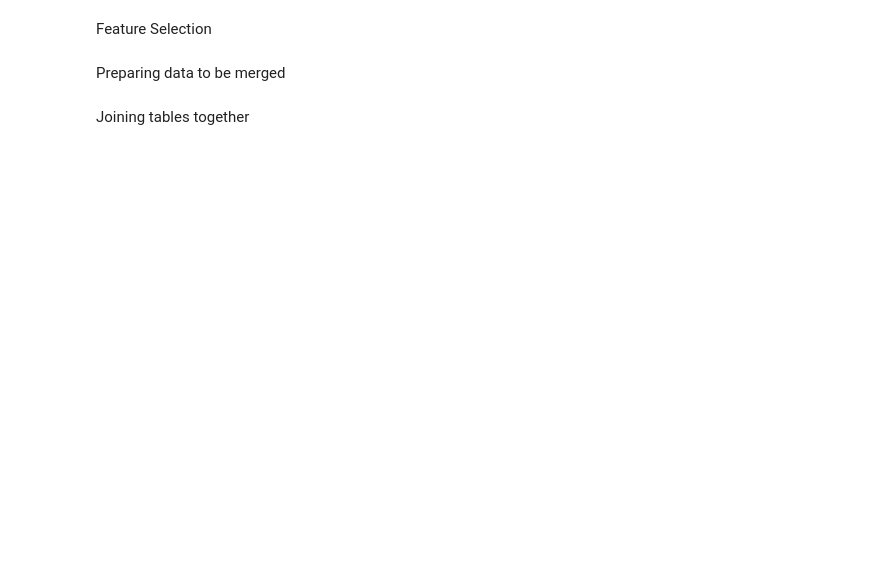
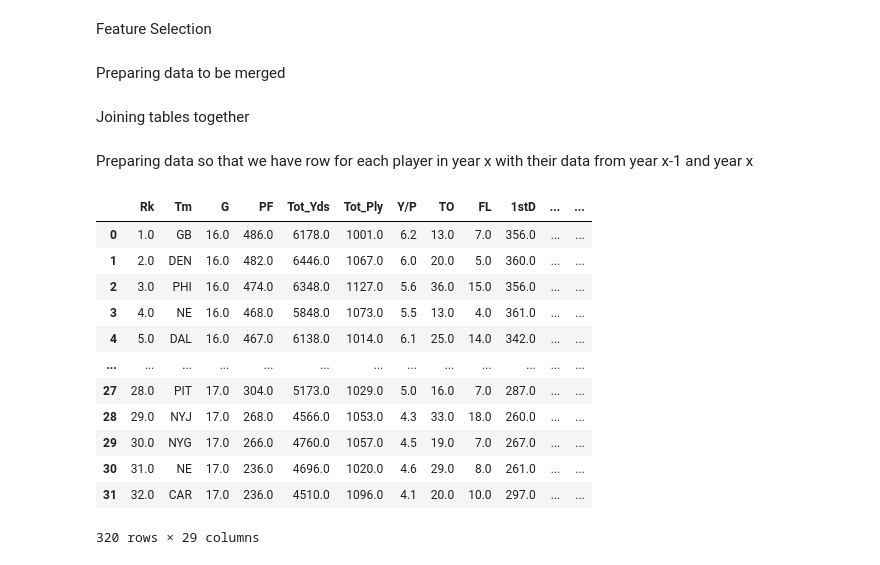
Before and after one commit to scottbwinner/NFL-Models, a Jupyter notebook: WR Model/WR Model.ipynb, the cells around one changed output. Saved outputs shown, nothing was run; the diff lists cells and outputs as text; code cells hidden in the pictures; blank space fills up the shorter version.

```diff
--- a/WR Model/WR Model.ipynb
+++ b/WR Model/WR Model.ipynb
@@ -266,10 +319,12 @@ pff_man_zone_final = pff_man_zone[['player', 'player_id', 'Season', 'position',
 pfr_fp_final = pfr_fp[['Player', 'Tm', 'Season', 'Age', 'FantPos', 'G', 'GS', 'PPR', 'PosRank']]
 
 pfr_rz_final = pfr_rz[['Player', 'Tm', 'Season', 'Tgt20']]
+
+pfr_tm_off_final = pfr_tm_off # STILL NEED TO DO FEATURE SELECTION
 # %% [markdown]
 Preparing data to be merged
 # %%
-# Let's make abbreviation Standard
+# Let's make Team Abbreviation Standard
 # ARI | ATL | BAL | BUF | CAR | CHI | CIN | CLE | DAL | DEN | DET | GB | HOU | IND | JAX | KC
 # LAC (SD) | LAR (SL) | LV (OAK) | MIA | MIN | NE | NO | NYG | NYJ | PHI | PIT | SEA | SF | TB | TEN | WAS
 
@@ -279,16 +334,28 @@ Preparing data to be merged
 
 # PFF -> Standard
 pff_team_key = {'ARZ': 'ARI', 'BLT': 'BAL', 'CLV': 'CLE', 'HST': 'HOU', 'LA': 'LAR', 'OAK': 'LV', 'SL': 'LAR', 'SD':'LAC'}
-# PFR -> Standard
-pfr_team_key = {'GNB':'GB', 'KAN':'KC', 'LVR':'LV', 'NWE':'NE', 'NOR':'NO', 'OAK':'LV', 'SDG':'LAC', 'SFO':'SF', 'STL':'LAR', 'TAM':'TB'}
+# PFR Abreviation -> Standard
+pfr_team_abv_key = {'GNB':'GB', 'KAN':'KC', 'LVR':'LV', 'NWE':'NE', 'NOR':'NO', 'OAK':'LV', 'SDG':'LAC', 'SFO':'SF', 'STL':'LAR', 'TAM':'TB'}
+# PFR Full Name -> Standard
+pfr_team_name_key = {'Arizona Cardinals':'ARI', 'Atlanta Falcons':'ATL', 'Baltimore Ravens': 'BAL', 'Buffalo Bills': 'BUF', 'Carolina Panthers':'CAR',
+                      'Chicago Bears':'CHI', 'Cincinnati Bengals':'CIN', 'Cleveland Browns':'CLE', 'Dallas Cowboys':'DAL', 'Denver Broncos':'DEN',
+                      'Detroit Lions': 'DET', 'Green Bay Packers':'GB', 'Houston Texans':'HOU', 'Indianapolis Colts':'IND', 'Jacksonville Jaguars':'JAX',
+                      'Kansas City Chiefs':'KC', 'Miami Dolphins':'MIA', 'Minnesota Vikings':'MIN', 'New England Patriots':'NE','New Orleans Saints':'NO',
+                      'New York Giants':'NYG', 'New York Jets':'NYJ', 'Oakland Raiders':'OAK', 'Las Vegas Raiders':'LV', 'Philadelphia Eagles':'PHI',
+                      'Pittsburgh Steelers':'PIT', 'San Diego Chargers':'LAC', 'Los Angeles Chargers':'LAC', 'San Francisco 49ers':'SF', 'Seattle Seahawks':'SEA',
+                      'St. Louis Rams':'LAR', 'Los Angeles Rams':'LAR', 'Tampa Bay Buccaneers':'TB', 'Tennessee Titans':'TEN', 'Washington Redskins':'WAS',
+                      'Washington Commanders':'WAS', 'Washington Football Team':'WAS'}
 
 for key in pff_team_key:
     pff_receiving_final = pff_receiving_final.replace(key, pff_team_key[key])
     pff_man_zone_final = pff_man_zone_final.replace(key, pff_team_key[key])
 
-for key in pfr_team_key:
-    pfr_fp_final = pfr_fp_final.replace(key, pfr_team_key[key])
-    pfr_rz_final = pfr_rz_final.replace(key, pfr_team_key[key])
+for key in pfr_team_abv_key:
+    pfr_fp_final = pfr_fp_final.replace(key, pfr_team_abv_key[key])
+    pfr_rz_final = pfr_rz_final.replace(key, pfr_team_abv_key[key])
+
+for key in pfr_team_name_key:
+    pfr_tm_off_final = pfr_tm_off_final.replace(key, pfr_team_name_key[key])
 
 
 # Some players have different names between different files, which unfortunately is what I have to go off of.
@@ -341,6 +408,24 @@ df = df.drop(columns = ['Player_copy','Tm_copy', 'Age_copy', 'FantPos_copy', 'G_
 # Outputting the data
 
 df.to_csv('merged_df.csv')
+# %% [markdown]
+Preparing data so that we have row for each player in year x with their data from year x-1 and year x
+# %%
+pfr_tm_off_final
+# %% [output]
+|  | Rk | Tm | G | PF | Tot_Yds | Tot_Ply | Y/P | TO | FL | 1stD | ... | ... |
+| 0 | 1.0 | GB | 16.0 | 486.0 | 6178.0 | 1001.0 | 6.2 | 13.0 | 7.0 | 356.0 | ... | ... |
+| 1 | 2.0 | DEN | 16.0 | 482.0 | 6446.0 | 1067.0 | 6.0 | 20.0 | 5.0 | 360.0 | ... | ... |
+| 2 | 3.0 | PHI | 16.0 | 474.0 | 6348.0 | 1127.0 | 5.6 | 36.0 | 15.0 | 356.0 | ... | ... |
+| 3 | 4.0 | NE | 16.0 | 468.0 | 5848.0 | 1073.0 | 5.5 | 13.0 | 4.0 | 361.0 | ... | ... |
+| 4 | 5.0 | DAL | 16.0 | 467.0 | 6138.0 | 1014.0 | 6.1 | 25.0 | 14.0 | 342.0 | ... | ... |
+| ... | ... | ... | ... | ... | ... | ... | ... | ... | ... | ... | ... | ... |
+| 27 | 28.0 | PIT | 17.0 | 304.0 | 5173.0 | 1029.0 | 5.0 | 16.0 | 7.0 | 287.0 | ... | ... |
+| 28 | 29.0 | NYJ | 17.0 | 268.0 | 4566.0 | 1053.0 | 4.3 | 33.0 | 18.0 | 260.0 | ... | ... |
+| 29 | 30.0 | NYG | 17.0 | 266.0 | 4760.0 | 1057.0 | 4.5 | 19.0 | 7.0 | 267.0 | ... | ... |
+| 30 | 31.0 | NE | 17.0 | 236.0 | 4696.0 | 1020.0 | 4.6 | 29.0 | 8.0 | 261.0 | ... | ... |
+| 31 | 32.0 | CAR | 17.0 | 236.0 | 4510.0 | 1096.0 | 4.1 | 20.0 | 10.0 | 297.0 | ... | ... |
+320 rows × 29 columns
 # %%
 ##df = pff_receiving[pff_receiving['Season'] == '2023-24']
 #df[['player', 'PPR PPG']].sort_values(['PPR PPG'], ascending=False).head(20)
```
Also changed, not shown: parts of 5 cells of this notebook, 10 other files.
